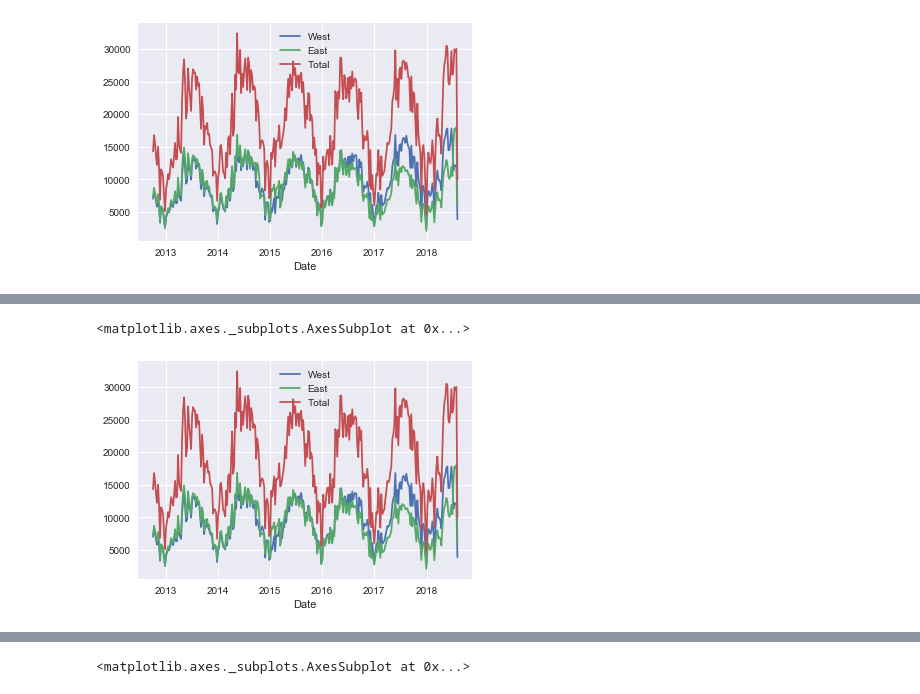
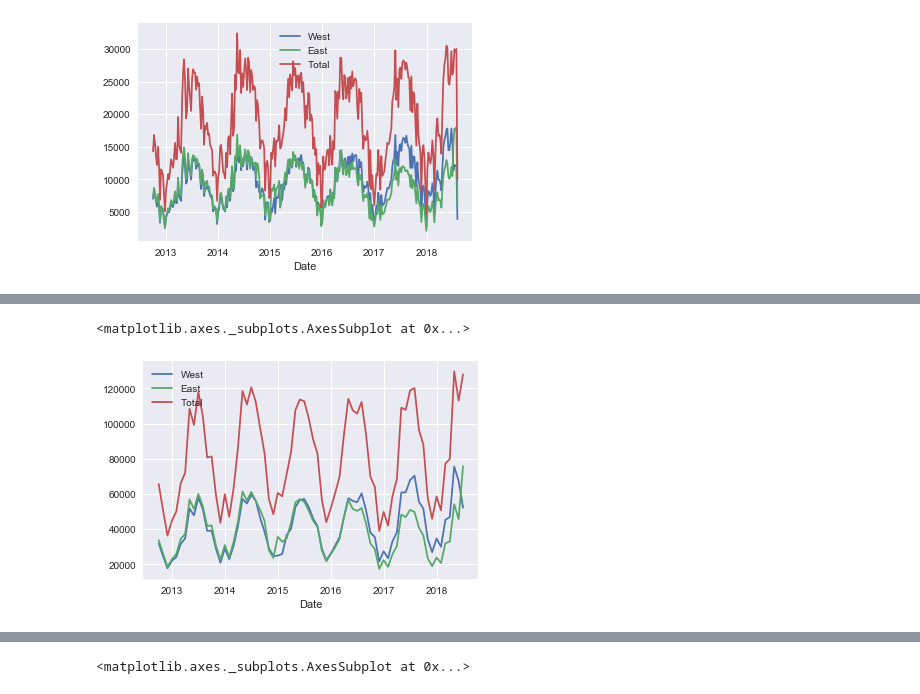
Before and after one commit to MrRutledge/Seattle_Bridge_Data_work_flow, a Jupyter notebook: DataWorkFlow1.ipynb, the cells around one changed output, grey strips where cells are left out. Cells and saved outputs as stored; diff of their text form; code cells hidden in the pictures.

```diff
--- a/DataWorkFlow1.ipynb
+++ b/DataWorkFlow1.ipynb
@@ -77,5 +75,5 @@ data.plot()
 # %%
-data.resample('W').sum().plot()
+data.resample('M').sum().plot()
 # %% [output]
 <matplotlib.axes._subplots.AxesSubplot at 0x...>
-[figure, old version]
+[figure, new version]
```
Also changed, not shown: parts of 26 cells of this notebook.
